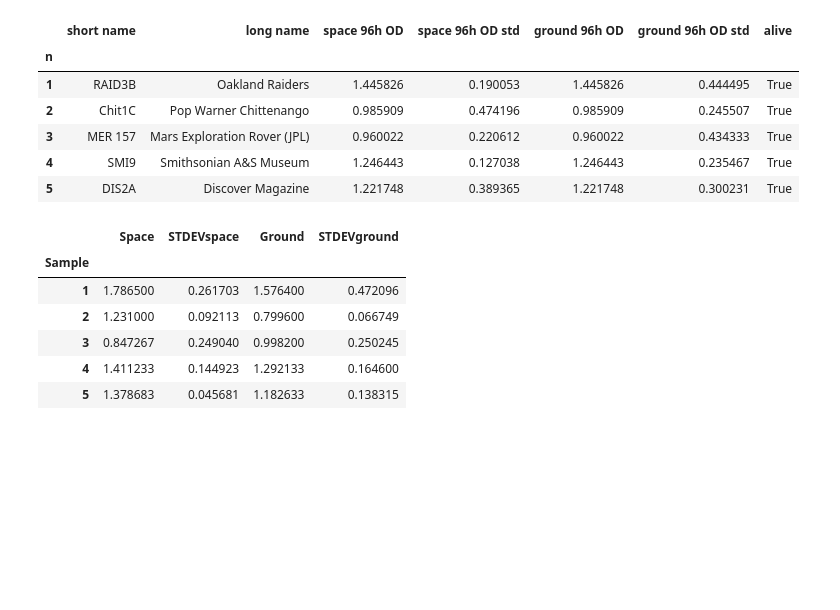
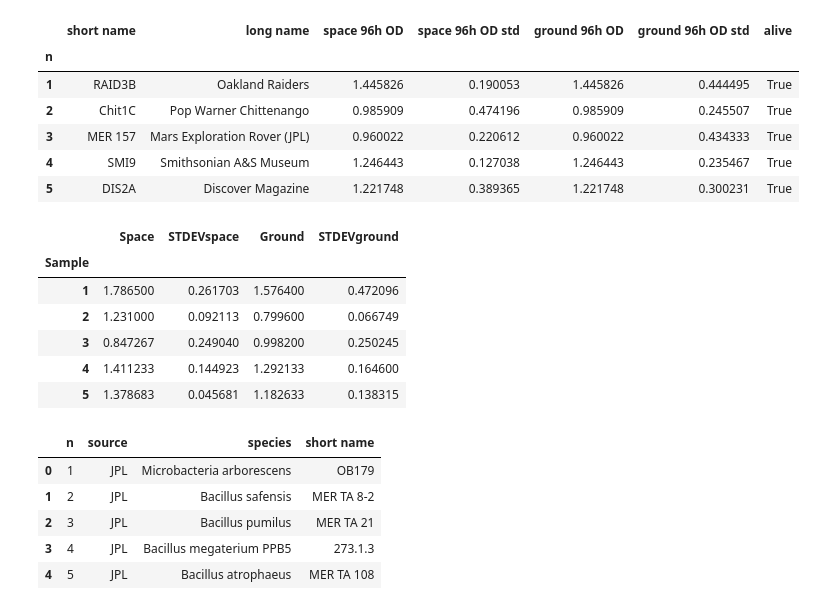
Before and after one commit to ryneches/SpaceGrowth, a Jupyter notebook: OD600 Tecan.ipynb, the cells around one changed output. Saved outputs shown, nothing was run; the diff lists cells and outputs as text; code cells hidden in the pictures; blank space fills up the shorter version.

```diff
--- a/OD600 Tecan.ipynb
+++ b/OD600 Tecan.ipynb
@@ -56,3 +57,12 @@ df_tecan.head()
 | 3 | 0.847267 | 0.249040 | 0.998200 | 0.250245 |
 | 4 | 1.411233 | 0.144923 | 1.292133 | 0.164600 |
 | 5 | 1.378683 | 0.045681 | 1.182633 | 0.138315 |
+# %%
+teams.head()
+# %% [output]
+|  | n | source | species | short name |
+| 0 | 1 | JPL | Microbacteria arborescens | OB179 |
+| 1 | 2 | JPL | Bacillus safensis | MER TA 8-2 |
+| 2 | 3 | JPL | Bacillus pumilus | MER TA 21 |
+| 3 | 4 | JPL | Bacillus megaterium PPB5 | 273.1.3 |
+| 4 | 5 | JPL | Bacillus atrophaeus | MER TA 108 |
```
Also changed, not shown: parts of 4 cells of this notebook.
